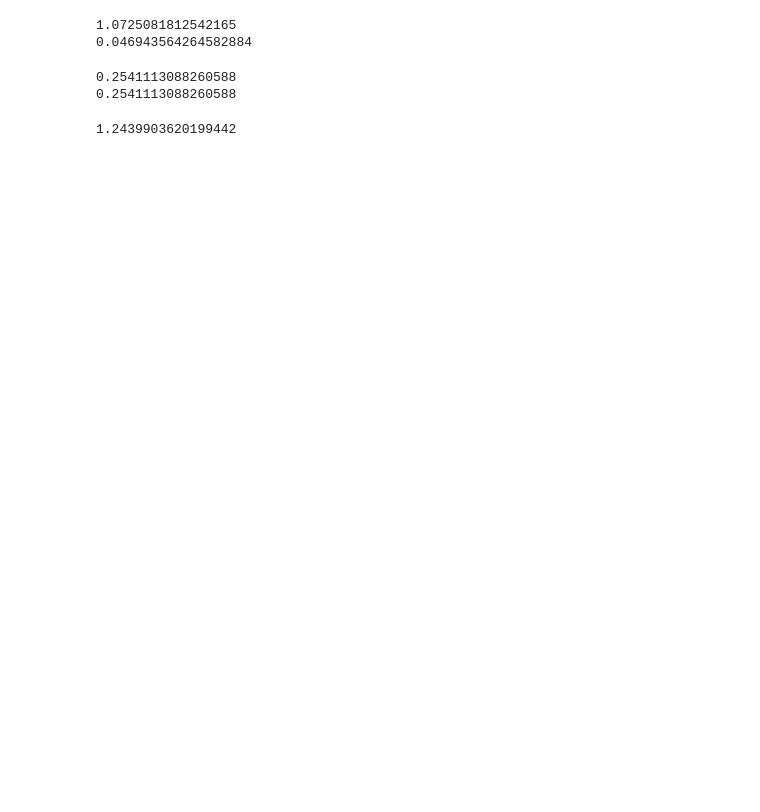
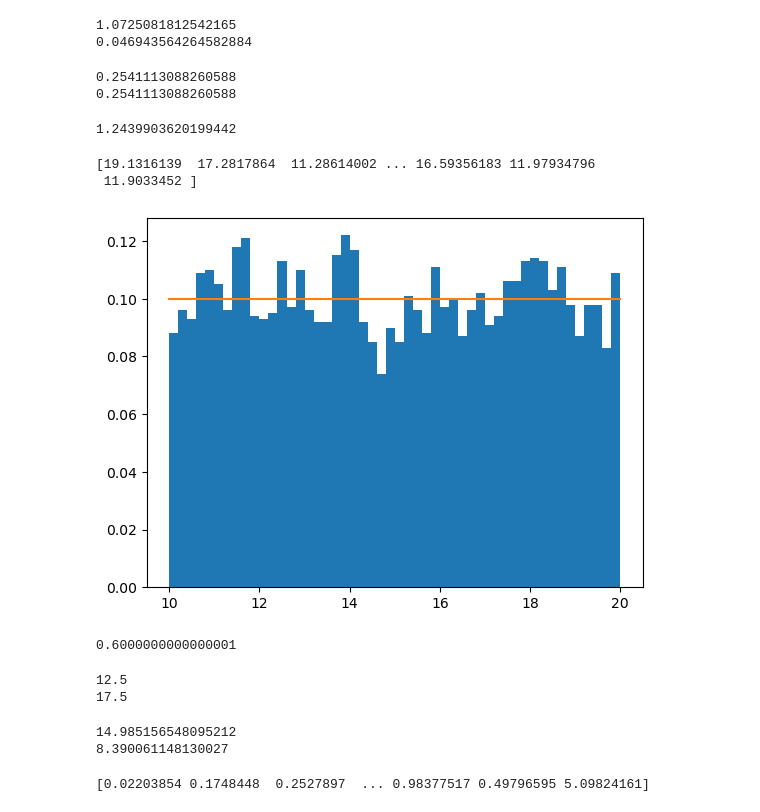
Before and after one commit to carlossilva23/Option-Pricing-Library, a Jupyter notebook: Notebooks/SciPyStatsExercises.ipynb, the cells around one changed output. Cells and saved outputs as stored; diff of their text form; code cells hidden in the pictures; blank space fills up the shorter version.

```diff
--- a/Notebooks/SciPyStatsExercises.ipynb
+++ b/Notebooks/SciPyStatsExercises.ipynb
@@ -133,3 +132,47 @@ ppf = lognorm.ppf(.8, .2, scale=np.exp(.05))
 print(ppf)
 # %% [output]
 1.2439903620199442
+# %%
+from scipy.stats import uniform
+
+samples = uniform.rvs(loc=10, scale=10, size=5000)
+print(samples)
+# %% [output]
+[19.1316139  17.2817864  11.28614002 ... 16.59356183 11.97934796
+ 11.9033452 ]
+# %%
+x = np.linspace(10, 20, 1000)
+
+import matplotlib.pyplot as plt
+pdf = uniform.pdf(x, loc=10, scale=10)
+plt.hist(samples, bins=50, density=True)
+plt.plot(x, pdf, label='PDF')
+plt.show()
+# %% [output]
+[figure, added]
+# %%
+prob = uniform.cdf(18, loc=10, scale=10) - uniform.cdf(12, loc=10, scale=10)
+print(prob)
+# %% [output]
+0.6000000000000001
+# %%
+ppf_1 = uniform.ppf(.25, loc=10, scale=10)
+ppf_2 = uniform.ppf(.75, loc=10, scale=10)
+print(ppf_1)
+print(ppf_2)
+# %% [output]
+12.5
+17.5
+# %%
+print(samples.mean())
+print(samples.var())
+# %% [output]
+14.985156548095212
+8.390061148130027
+# %%
+from scipy.stats import expon
+
+samples = expon.rvs(scale=1.5, size=10000)
+print(samples)
+# %% [output]
+[0.02203854 0.1748448  0.2527897  ... 0.98377517 0.49796595 5.09824161]
```
Also changed, not shown: parts of 8 cells of this notebook, 1 other file.
